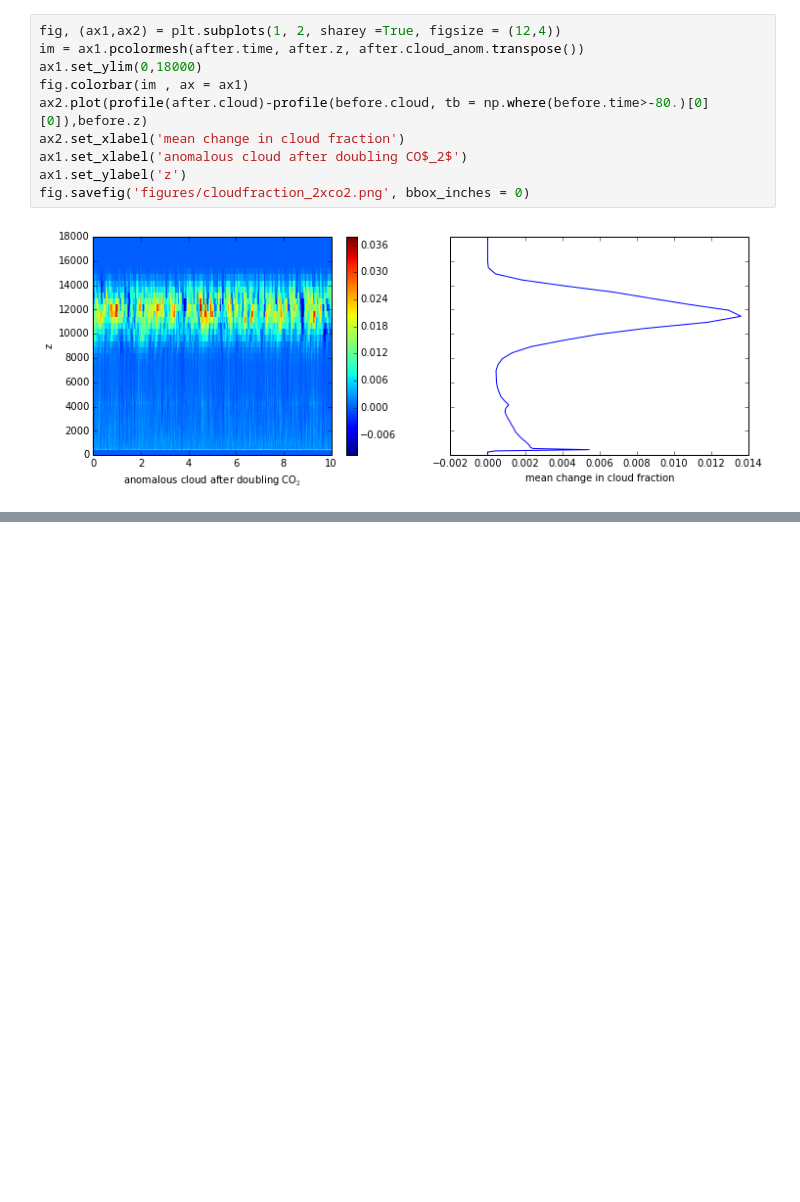
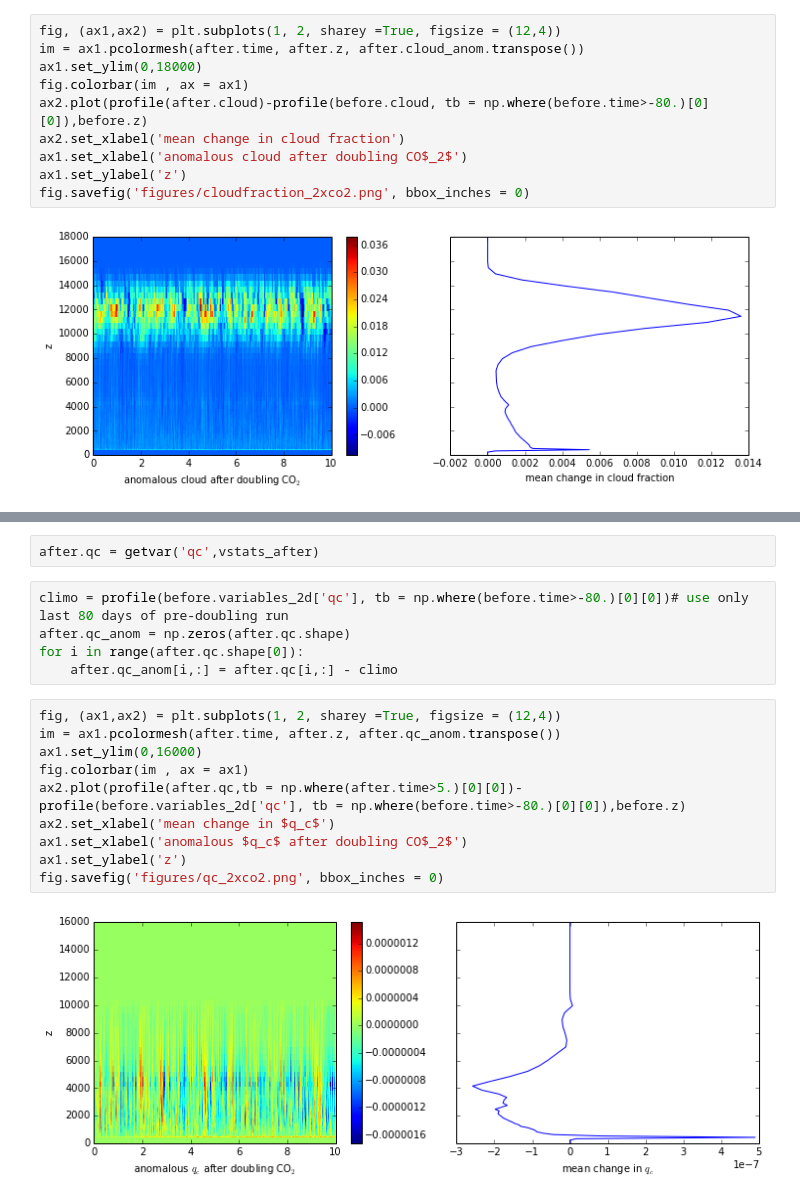
Before and after one commit to jedman/2xco2, a Jupyter notebook: exploration2xCO2.ipynb, the cells around one changed output, grey strips where cells are left out. Saved outputs shown, nothing was run; the diff lists cells and outputs as text; blank space fills up the shorter version.

```diff
--- a/exploration2xCO2.ipynb
+++ b/exploration2xCO2.ipynb
@@ -270,0 +295,19 @@ fig.savefig('figures/cloudfraction_2xco2.png', bbox_inches = 0)
+# %%
+after.qc = getvar('qc',vstats_after)
+# %%
+climo = profile(before.variables_2d['qc'], tb = np.where(before.time>-80.)[0][0])# use only last 80 days of pre-doubling run
+after.qc_anom = np.zeros(after.qc.shape)
+for i in range(after.qc.shape[0]):
+    after.qc_anom[i,:] = after.qc[i,:] - climo
+# %%
+fig, (ax1,ax2) = plt.subplots(1, 2, sharey =True, figsize = (12,4))
+im = ax1.pcolormesh(after.time, after.z, after.qc_anom.transpose())
+ax1.set_ylim(0,16000)
+fig.colorbar(im , ax = ax1)
+ax2.plot(profile(after.qc,tb = np.where(after.time>5.)[0][0])-profile(before.variables_2d['qc'], tb = np.where(before.time>-80.)[0][0]),before.z)
+ax2.set_xlabel('mean change in $q_c$')
+ax1.set_xlabel('anomalous $q_c$ after doubling CO$_2$')
+ax1.set_ylabel('z')
+fig.savefig('figures/qc_2xco2.png', bbox_inches = 0)
+# %% [output]
+[figure, added]
```
Also changed, not shown: parts of 6 cells of this notebook.
